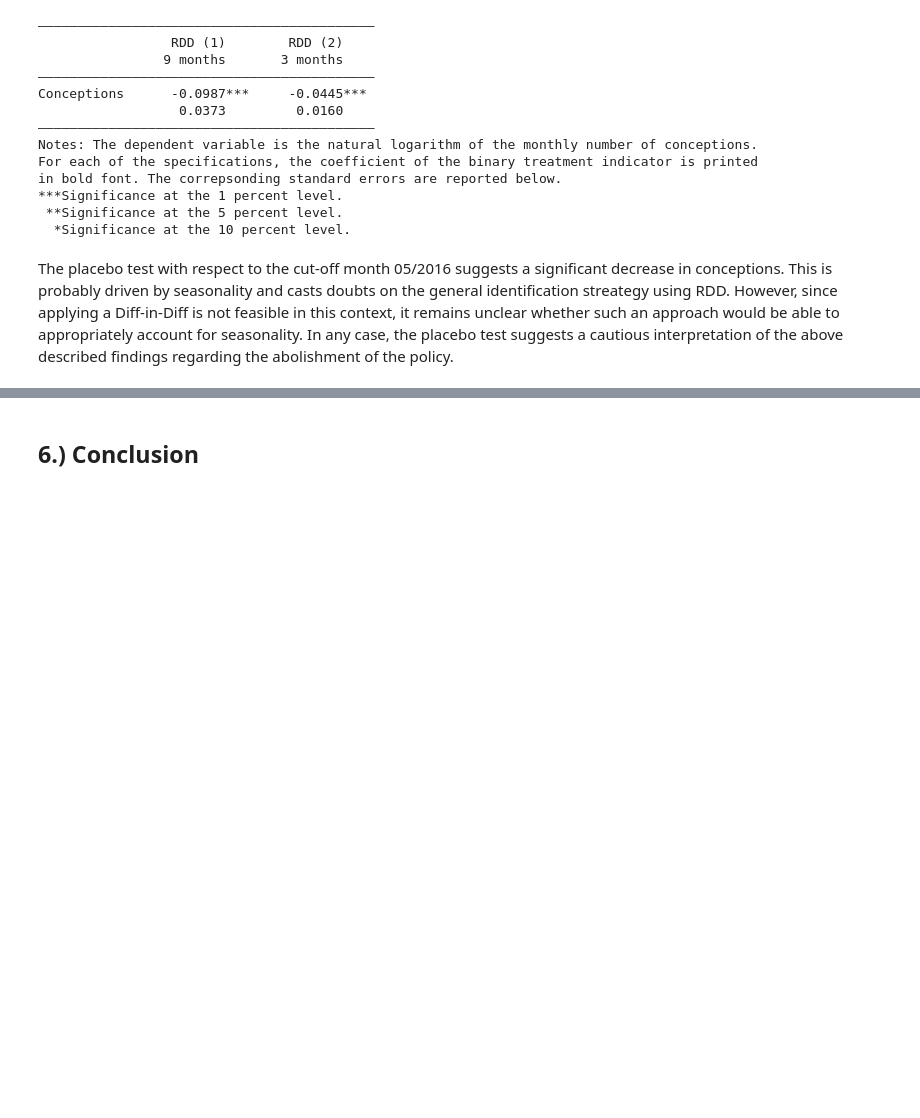
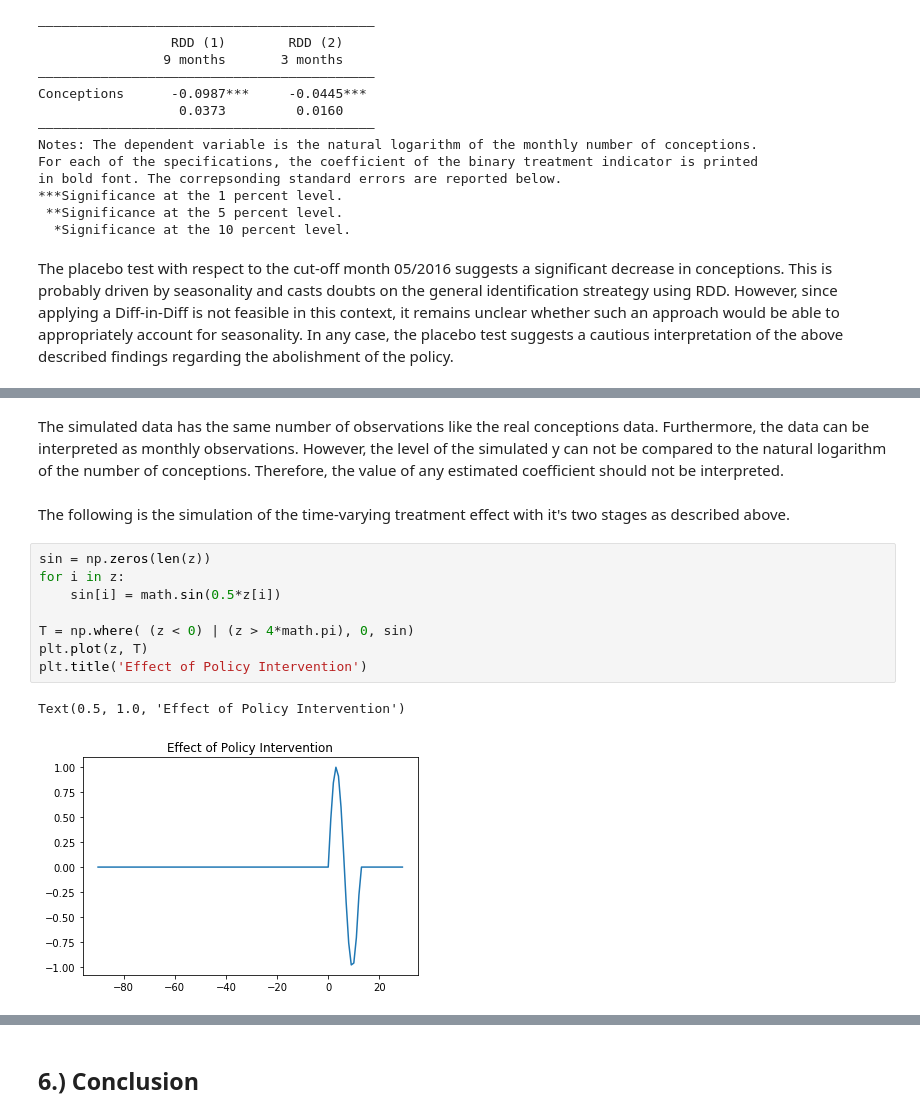
Before and after one commit to marclipfert/student-project-antonia-marc, a Jupyter notebook: student_project_Antonia_Marc.ipynb, the cells around one changed output, grey strips where cells are left out. Cells and saved outputs as stored; diff of their text form; blank space fills up the shorter version.

Commit message:
simulation

```diff
--- a/student_project_Antonia_Marc.ipynb
+++ b/student_project_Antonia_Marc.ipynb
@@ -1134,0 +1160,15 @@ The placebo test with respect to the cut-off month 05/2016 suggests a significan
+# %% [markdown]
+The simulated data has the same number of observations like the real conceptions data. Furthermore, the data can be interpreted as monthly observations. However, the level of the simulated y can not be compared to the natural logarithm of the number of conceptions. Therefore, the value of any estimated coefficient should not be interpreted.
+# %% [markdown]
+The following is the simulation of the time-varying treatment effect with it's two stages as described above.
+# %%
+sin = np.zeros(len(z))
+for i in z:
+    sin[i] = math.sin(0.5*z[i])
+
+T = np.where( (z < 0) | (z > 4*math.pi), 0, sin)
+plt.plot(z, T)
+plt.title('Effect of Policy Intervention')
+# %% [output]
+Text(0.5, 1.0, 'Effect of Policy Intervention')
+[figure, added]
```
Also changed, not shown: parts of 20 cells of this notebook, 3 other files.
